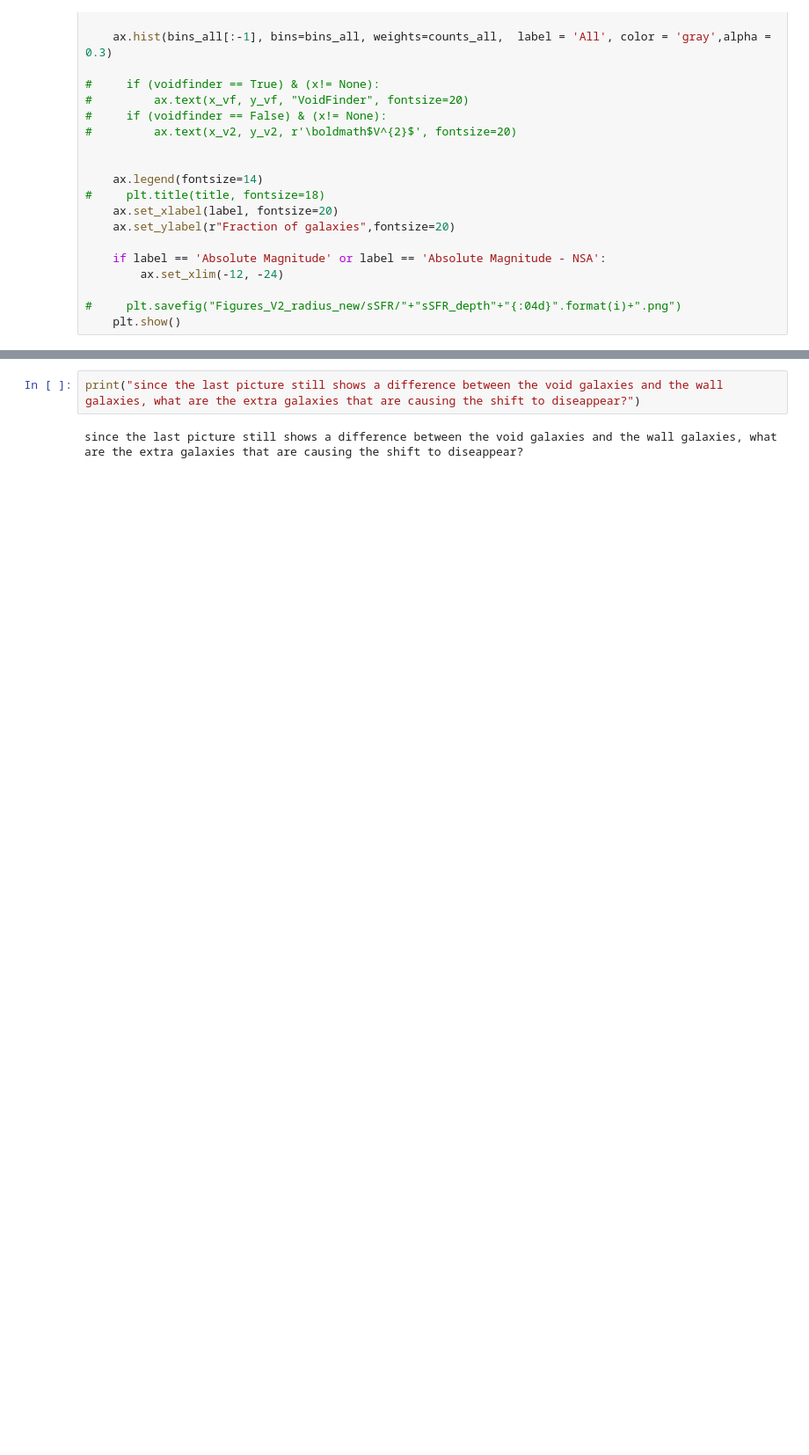
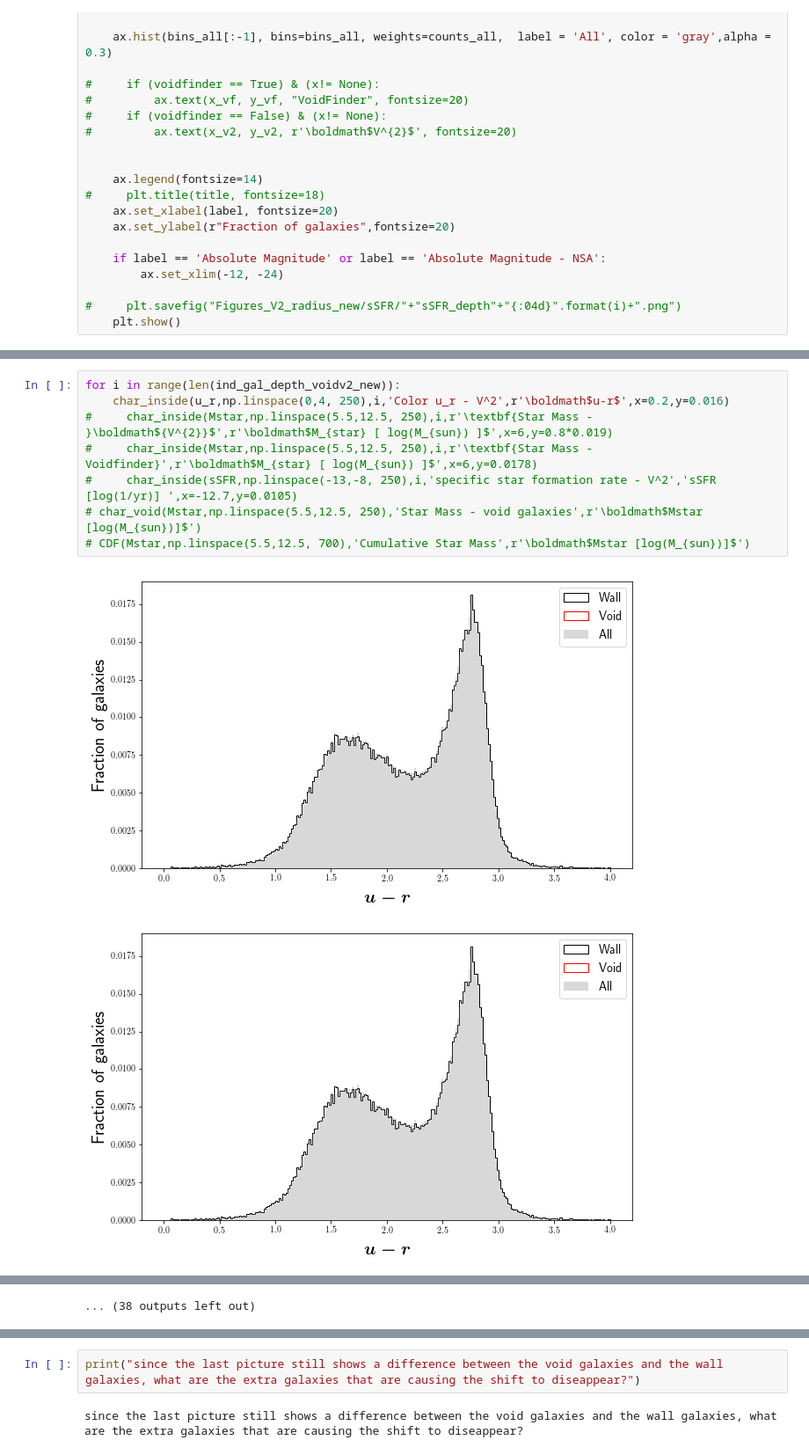
Before and after one commit to fzaidouni/desi_void_comparison, a Jupyter notebook: galaxy properties by environments-updated.ipynb, the cells around one changed output, grey strips where cells are left out. Shown at 88% size. Cells and saved outputs as stored; diff of their text form; blank space fills up the shorter version.

```diff
--- a/galaxy properties by environments-updated.ipynb
+++ b/galaxy properties by environments-updated.ipynb
@@ -218 +253,12 @@ for i in range(len(ind_gal_depth_voidv2_new)):
 ... (38 outputs left out)
+# %%
+for i in range(len(ind_gal_depth_voidv2_new)):
+    char_inside(u_r,np.linspace(0,4, 250),i,'Color u_r - V^2',r'\boldmath$u-r$',x=0.2,y=0.016)
+#     char_inside(Mstar,np.linspace(5.5,12.5, 250),i,r'\textbf{Star Mass - }\boldmath${V^{2}}$',r'\boldmath$M_{star} [ log(M_{sun}) ]$',x=6,y=0.8*0.019)
+#     char_inside(Mstar,np.linspace(5.5,12.5, 250),i,r'\textbf{Star Mass - Voidfinder}',r'\boldmath$M_{star} [ log(M_{sun}) ]$',x=6,y=0.0178)
+#     char_inside(sSFR,np.linspace(-13,-8, 250),i,'specific star formation rate - V^2','sSFR [log(1/yr)] ',x=-12.7,y=0.0105)
+# char_void(Mstar,np.linspace(5.5,12.5, 250),'Star Mass - void galaxies',r'\boldmath$Mstar [log(M_{sun})]$')
+# CDF(Mstar,np.linspace(5.5,12.5, 700),'Cumulative Star Mass',r'\boldmath$Mstar [log(M_{sun})]$')
+# %% [output]
+[figure, added]
+[figure, added]
@@ -218,0 +275 @@ for i in range(len(ind_gal_depth_voidv2_new)):
+... (38 outputs left out)
```
Also changed, not shown: parts of 23 cells of this notebook, 2 other files.
